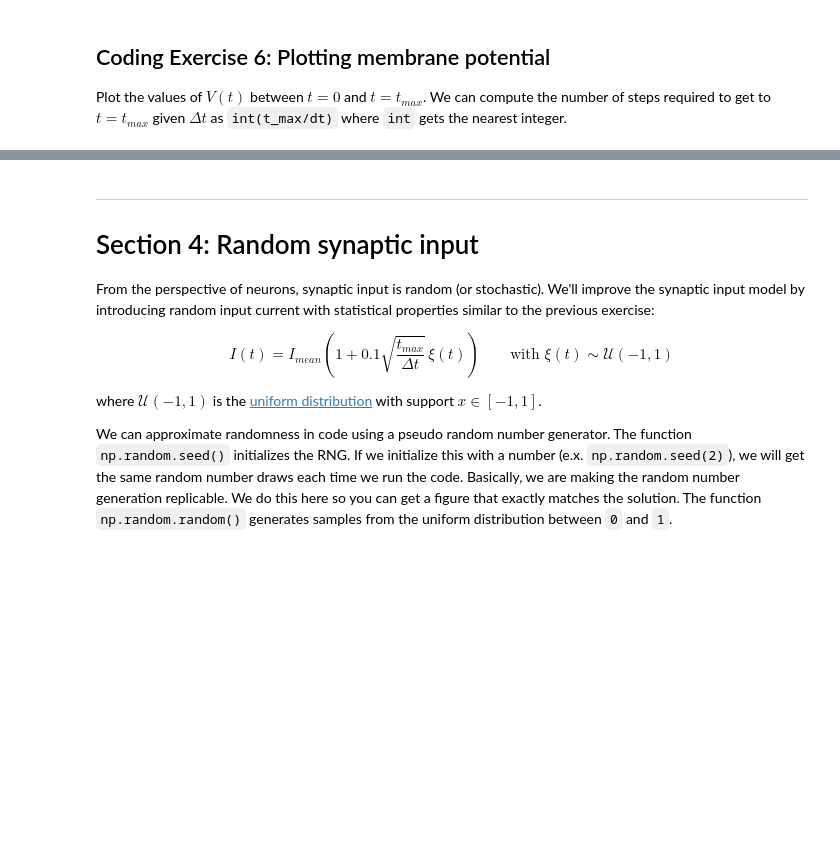
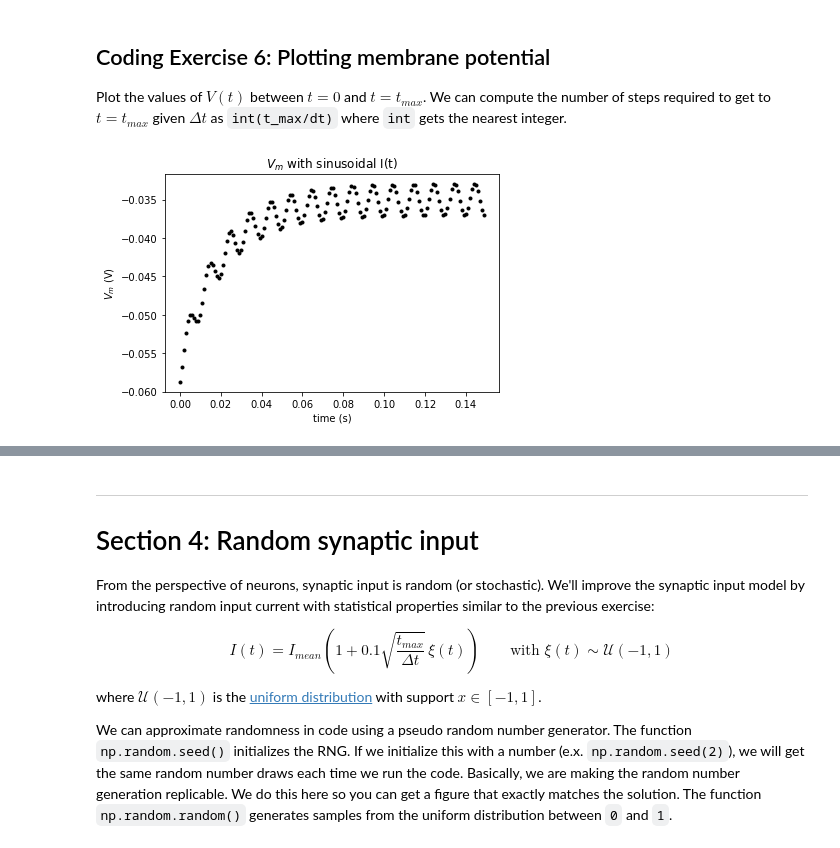
Before and after one commit to SuhaasAdiraju/NeuromatchAcademy2021_Workthrough_SA, a Jupyter notebook: tutorials/W0D1_PythonWorkshop1/student/W0D1_Tutorial1.ipynb, the cells around one changed output, grey strips where cells are left out. Saved outputs shown, nothing was run; the diff lists cells and outputs as text; code cells hidden in the pictures; blank space fills up the shorter version.

```diff
--- a/tutorials/W0D1_PythonWorkshop1/student/W0D1_Tutorial1.ipynb
+++ b/tutorials/W0D1_PythonWorkshop1/student/W0D1_Tutorial1.ipynb
@@ -523,38 +537,40 @@ Plot the values of $V(t)$ between $t=0$ and $t=t_{max}$. We can compute the numb
 #################################################
 ## TODO for students: fill out the figure initialization and plotting code below ##
 # Fill out code and comment or remove the next line
-raise NotImplementedError("Student exercise: You need to fill out membrane potential figure code")
+    #raise NotImplementedError("Student exercise: You need to fill out membrane potential figure code")
 #################################################
 
 # Initialize step_end
 step_end = int(t_max / dt)
 
 # Initialize v0
 v = el
 
 # Initialize the figure
 plt.figure()
 plt.title('$V_m$ with sinusoidal I(t)')
 plt.xlabel('time (s)')
 plt.ylabel('$V_m$ (V)');
 
 # Loop for step_end steps
 for step in range(step_end):
 
   # Compute value of t
   t = step * dt
 
   # Compute value of i at this time step
   i = i_mean * (1 + np.sin((t * 2 * np.pi) / 0.01))
 
   # Compute v
   v = v + dt/tau * (el - v + r*i)
 
   # Plot v (using 'k.' to get even smaller markers)
-  plt.plot(...)
+  plt.plot(t,v, color = 'k', marker = '.')
 
 # Display plot
 plt.show()
+# %% [output]
+[figure, added]
 # %% [markdown]
 [*Click for solution*](https://github.com/NeuromatchAcademy/precourse/tree/main//tutorials/W0D1_PythonWorkshop1/solutions/W0D1_Tutorial1_Solution_70f05c19.py)
 
```
Also changed, not shown: parts of 4 cells of this notebook.
